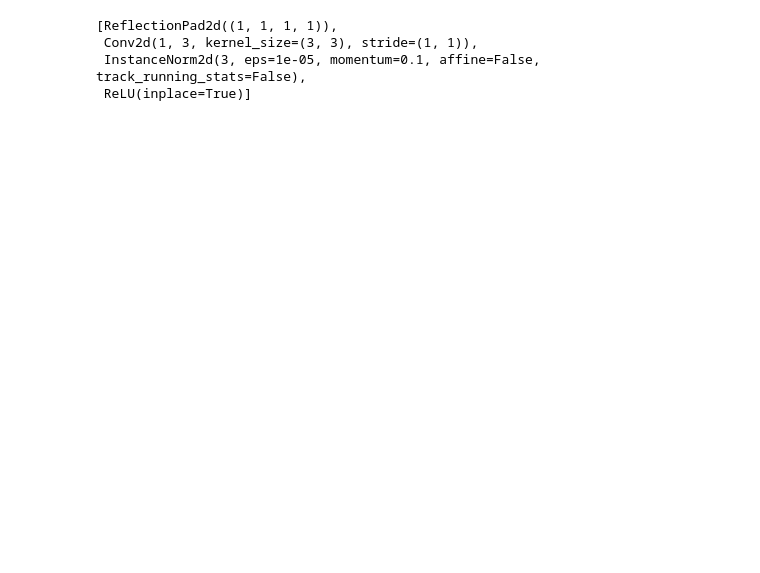
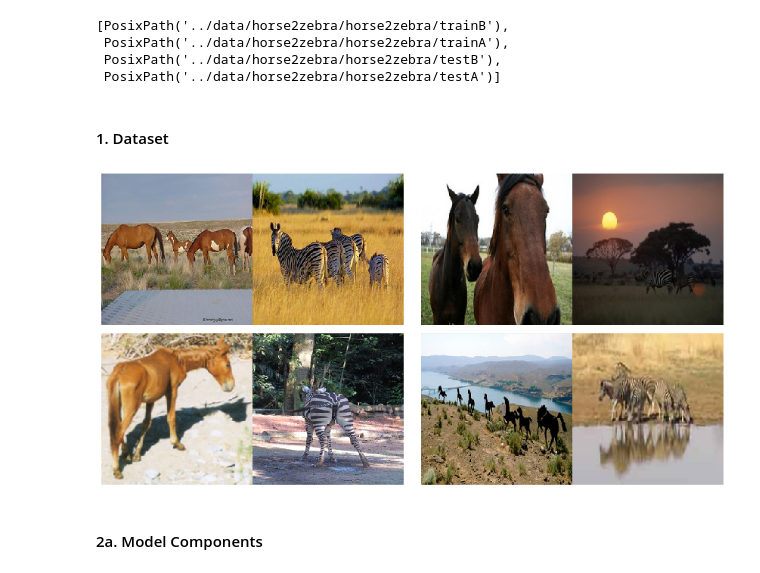
Before and after one commit to riven314/CycleGAN-FastAI, a Jupyter notebook: ipynb/model_arch.ipynb, the cells around one changed output. Saved outputs shown, nothing was run; the diff lists cells and outputs as text; code cells hidden in the pictures; blank space fills up the shorter version.

Commit message:
understanding customed ItemBase, ItemList implemented in CycleGAN notebook

```diff
--- a/ipynb/model_arch.ipynb
+++ b/ipynb/model_arch.ipynb
@@ -16,3 +20,33 @@ from fastai.vision import *
 %matplotlib inline
 %load_ext autoreload
 %autoreload 2
+# %%
+path = Path('../data/horse2zebra/horse2zebra')
+path.ls()
+# %% [output]
+[PosixPath('../data/horse2zebra/horse2zebra/trainB'),
+ PosixPath('../data/horse2zebra/horse2zebra/trainA'),
+ PosixPath('../data/horse2zebra/horse2zebra/testB'),
+ PosixPath('../data/horse2zebra/horse2zebra/testA')]
+# %% [markdown]
+#### 1. Dataset
+# %%
+class ImageTuple(ItemBase):
+    def __init__(self, img1, img2):
+        # img1, img2 = fastai.vision.image.Imagae
+        self.img1,self.img2 = img1,img2
+        # img.data is [0 - 1] tensor, converted to [-0.5 - 0.5]
+        self.obj,self.data = (img1,img2),[-1+2*img1.data,-1+2*img2.data]
+
+    def apply_tfms(self, tfms, **kwargs):
+        self.img1 = self.img1.apply_tfms(tfms, **kwargs)
+        self.img2 = self.img2.apply_tfms(tfms, **kwargs)
+        return self
+
+    def to_one(self): return Image(0.5+torch.cat(self.data,2)/2)
+# %%
+class TargetTupleList(ItemList):
+    def reconstruct(self, t:Tensor):
+        if len(t.size()) == 0: return t
+        # Image input is tensor (C, H, W) -- [0-1]
+        return ImageTuple(Image(t[0]/2+0.5),Image(t[1]/2+0.5))
@@ -19,3 +95,15 @@ from fastai.vision import *
+# %%
+data = (ImageTupleList.from_folders(path, 'trainA', 'trainB')
+                      .split_none()
+                      .label_empty()
+                      .transform(get_transforms(), size=128)
+                      .databunch(bs=4))
+# %%
+data.show_batch(rows = 2)
+# %% [output]
+[figure, added]
+# %% [markdown]
+#### 2a. Model Components
 # %%
 def conv_t_norm_relu(ch_in, ch_out, norm_layer, ks = 3, stride = 2, bias = True):
     conv_t = nn.ConvTranspose2d(ch_in, ch_out, kernel_size = ks, stride = stride,
@@ -37,10 +126,3 @@ def pad_conv_norm_relu(ch_in, ch_out, pad_mode, norm_layer, ks = 3, bias = True,
     layers += [conv, norm_layer(ch_out)]
     if activ: layers.append(nn.ReLU(True))
     return layers
-# %%
-pad_conv_norm_relu(1, 3, 'reflection', nn.InstanceNorm2d)
-# %% [output]
-[ReflectionPad2d((1, 1, 1, 1)),
- Conv2d(1, 3, kernel_size=(3, 3), stride=(1, 1)),
- InstanceNorm2d(3, eps=1e-05, momentum=0.1, affine=False, track_running_stats=False),
- ReLU(inplace=True)]
```
Also changed, not shown: parts of 11 cells of this notebook.
